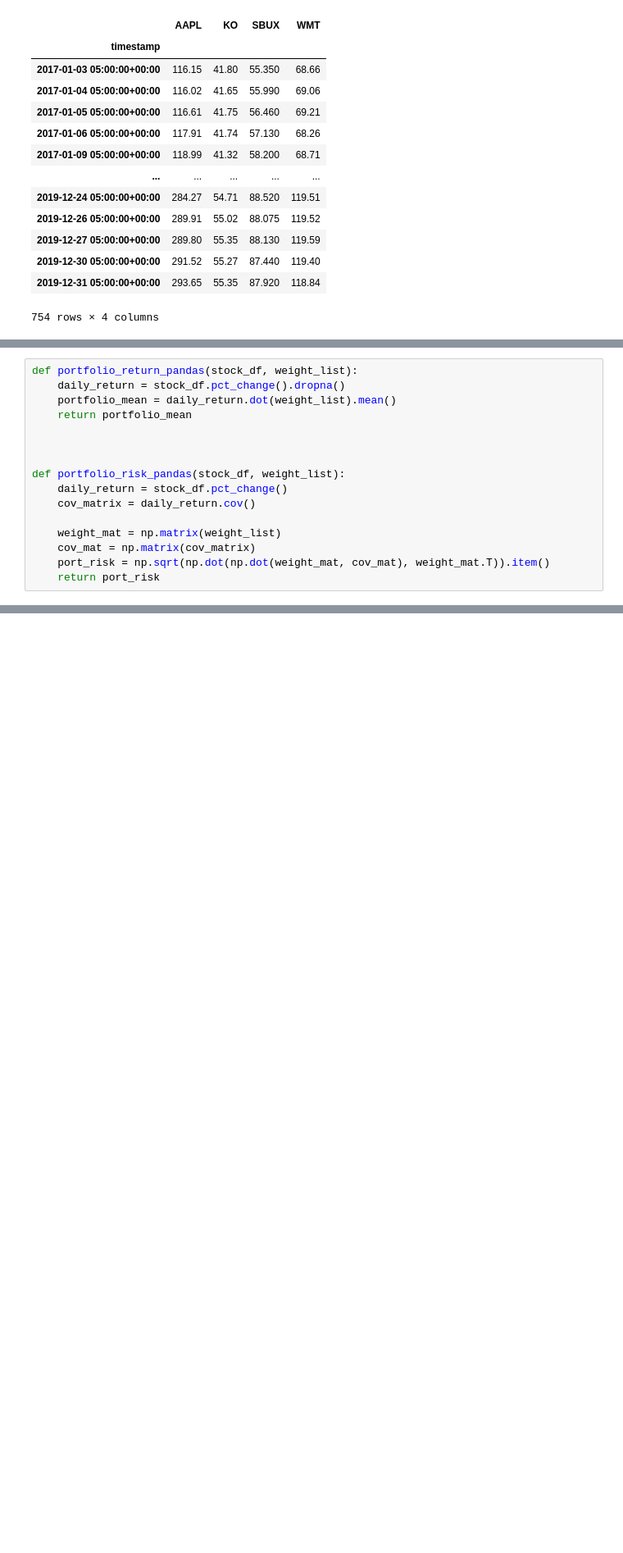
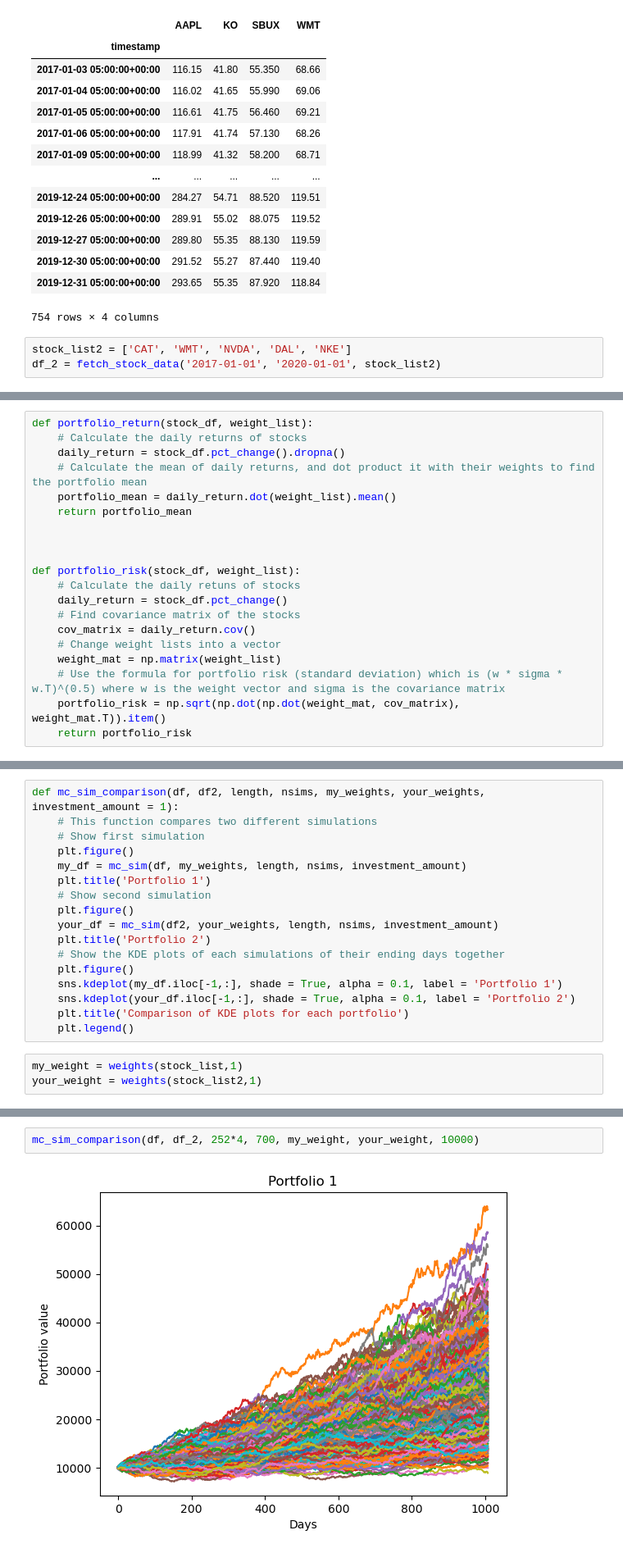
Before and after one commit to wkssm18/project_1, a Jupyter notebook: Bin.ipynb, the cells around one changed output, grey strips where cells are left out. Shown at 82% size. Cells and saved outputs as stored; diff of their text form; blank space fills up the shorter version.

```diff
--- a/Bin.ipynb
+++ b/Bin.ipynb
@@ -58,3 +75,6 @@ df
 | 2019-12-30 05:00:00+00:00 | 291.52 | 55.27 | 87.440 | 119.40 |
 | 2019-12-31 05:00:00+00:00 | 293.65 | 55.35 | 87.920 | 118.84 |
 754 rows × 4 columns
+# %%
+stock_list2 = ['CAT', 'WMT', 'NVDA', 'DAL', 'NKE']
+df_2 = fetch_stock_data('2017-01-01', '2020-01-01', stock_list2)
@@ -61,17 +98,21 @@ df
 # %%
-def portfolio_return_pandas(stock_df, weight_list):
+def portfolio_return(stock_df, weight_list):
+    # Calculate the daily returns of stocks
     daily_return = stock_df.pct_change().dropna()
+    # Calculate the mean of daily returns, and dot product it with their weights to find the portfolio mean
     portfolio_mean = daily_return.dot(weight_list).mean()
     return portfolio_mean
 
 
 
-def portfolio_risk_pandas(stock_df, weight_list):
+def portfolio_risk(stock_df, weight_list):
+    # Calculate the daily retuns of stocks
     daily_return = stock_df.pct_change()
+    # Find covariance matrix of the stocks
     cov_matrix = daily_return.cov()
-
+    # Change weight lists into a vector
     weight_mat = np.matrix(weight_list)
-    cov_mat = np.matrix(cov_matrix)
-    port_risk = np.sqrt(np.dot(np.dot(weight_mat, cov_mat), weight_mat.T)).item()
-    return port_risk
+    # Use the formula for portfolio risk (standard deviation) which is (w * sigma * w.T)^(0.5) where w is the weight vector and sigma is the covariance matrix
+    portfolio_risk = np.sqrt(np.dot(np.dot(weight_mat, cov_matrix), weight_mat.T)).item()
+    return portfolio_risk
 # %%
@@ -101,0 +150,20 @@ sim_df = mc_sim(df, [0.25, 0.25, 0.25, 0.25], 252, 500)
+# %%
+def mc_sim_comparison(df, df2, length, nsims, my_weights, your_weights, investment_amount = 1):
+    # This function compares two different simulations
+    # Show first simulation
+    plt.figure()
+    my_df = mc_sim(df, my_weights, length, nsims, investment_amount)
+    plt.title('Portfolio 1')
+    # Show second simulation
+    plt.figure()
+    your_df = mc_sim(df2, your_weights, length, nsims, investment_amount)
+    plt.title('Portfolio 2')
+    # Show the KDE plots of each simulations of their ending days together
+    plt.figure()
+    sns.kdeplot(my_df.iloc[-1,:], shade = True, alpha = 0.1, label = 'Portfolio 1')
+    sns.kdeplot(your_df.iloc[-1,:], shade = True, alpha = 0.1, label = 'Portfolio 2')
+    plt.title('Comparison of KDE plots for each portfolio')
+    plt.legend()
+# %%
+my_weight = weights(stock_list,1)
+your_weight = weights(stock_list2,1)
@@ -101,0 +176,4 @@ sim_df = mc_sim(df, [0.25, 0.25, 0.25, 0.25], 252, 500)
+# %%
+mc_sim_comparison(df, df_2, 252*4, 700, my_weight, your_weight, 10000)
+# %% [output]
+[figure, added]
```
Also changed, not shown: parts of 13 cells of this notebook.
